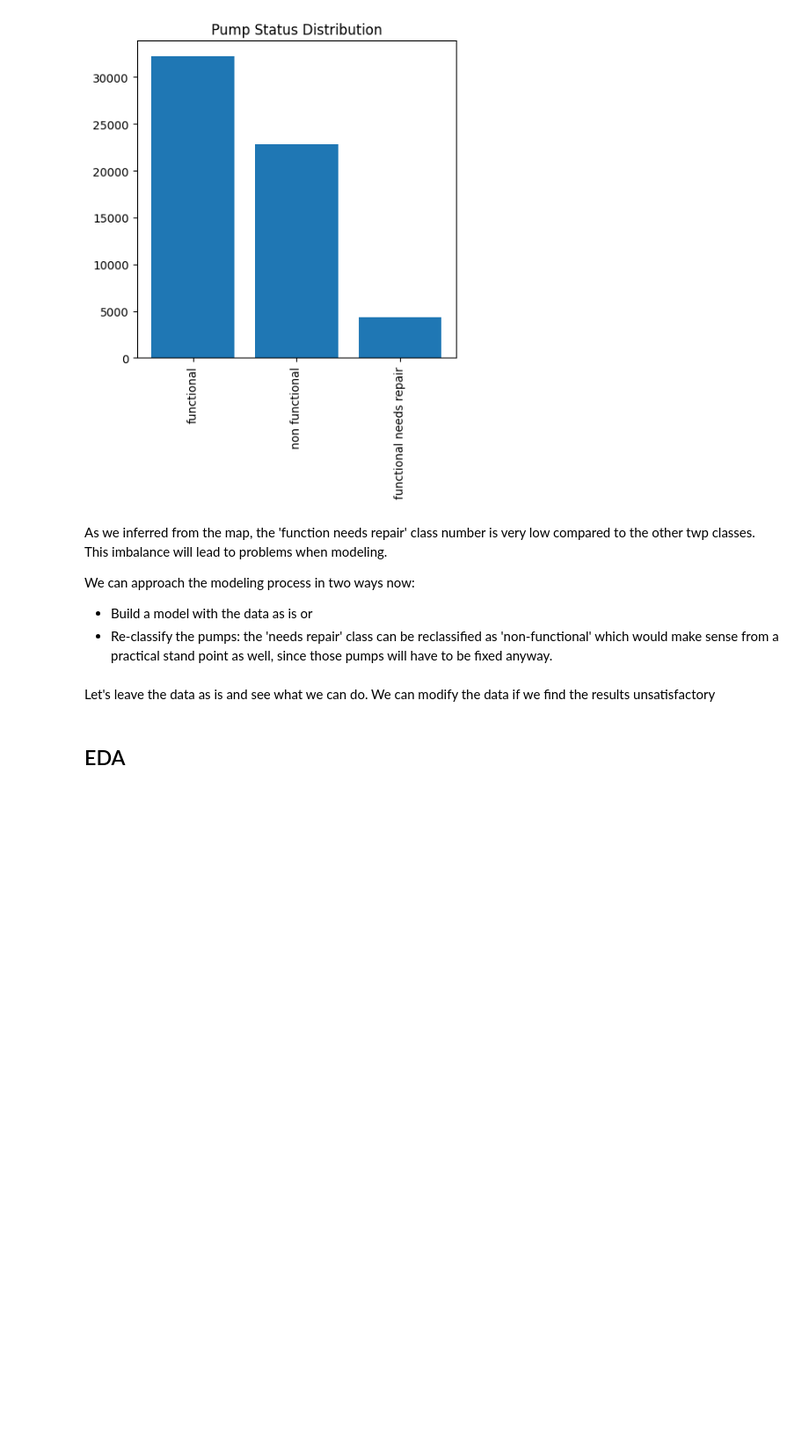
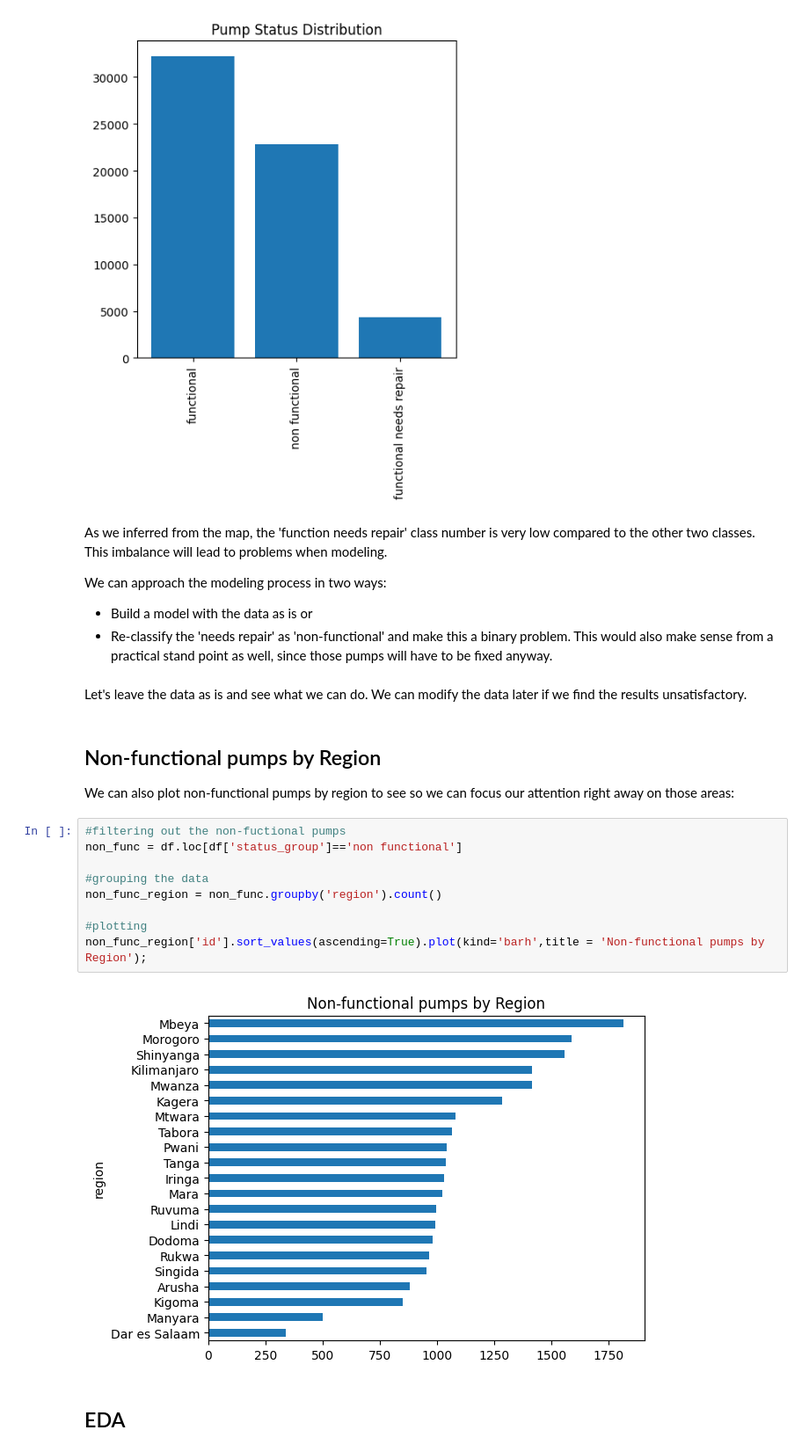
Before and after one commit to rahulakrish/water_pump_classifier, a Jupyter notebook: notebook.ipynb, the cells around one changed output. Shown at 88% size. Saved outputs shown, nothing was run; the diff lists cells and outputs as text; blank space fills up the shorter version.

Commit message:
done with categorical data

```diff
--- a/notebook.ipynb
+++ b/notebook.ipynb
@@ -116,12 +116,26 @@ ax.set_title('Pump Status Distribution');
 # %% [output]
 [figure]
 # %% [markdown]
-As we inferred from the map, the 'function needs repair' class number is very low compared to the other twp classes. This imbalance will lead to problems when modeling.
+As we inferred from the map, the 'function needs repair' class number is very low compared to the other two classes. This imbalance will lead to problems when modeling.
 
-We can approach the modeling process in two ways now:
+We can approach the modeling process in two ways:
    - Build a model with the data as is or
-   - Re-classify the pumps: the 'needs repair' class can be reclassified as 'non-functional' which would make sense from a practical stand point as well, since those pumps will have to be fixed anyway.
+   - Re-classify  the 'needs repair' as 'non-functional' and make this a binary problem. This would also make sense from a practical stand point as well, since those pumps will have to be fixed anyway.
 # %% [markdown]
-Let's leave the data as is and see what we can do. We can modify the data if we find the results unsatisfactory
+Let's leave the data as is and see what we can do. We can modify the data later if we find the results unsatisfactory.
+# %% [markdown]
+## Non-functional pumps by Region
+We can also plot non-functional pumps by region to see so we can focus our attention right away on those areas:
+# %%
+#filtering out the non-fuctional pumps
+non_func = df.loc[df['status_group']=='non functional']
+
+#grouping the data
+non_func_region = non_func.groupby('region').count()
+
+#plotting
+non_func_region['id'].sort_values(ascending=True).plot(kind='barh',title = 'Non-functional pumps by Region');
+# %% [output]
+[figure, added]
 # %% [markdown]
 ## EDA
```
Also changed, not shown: parts of 30 cells of this notebook.
